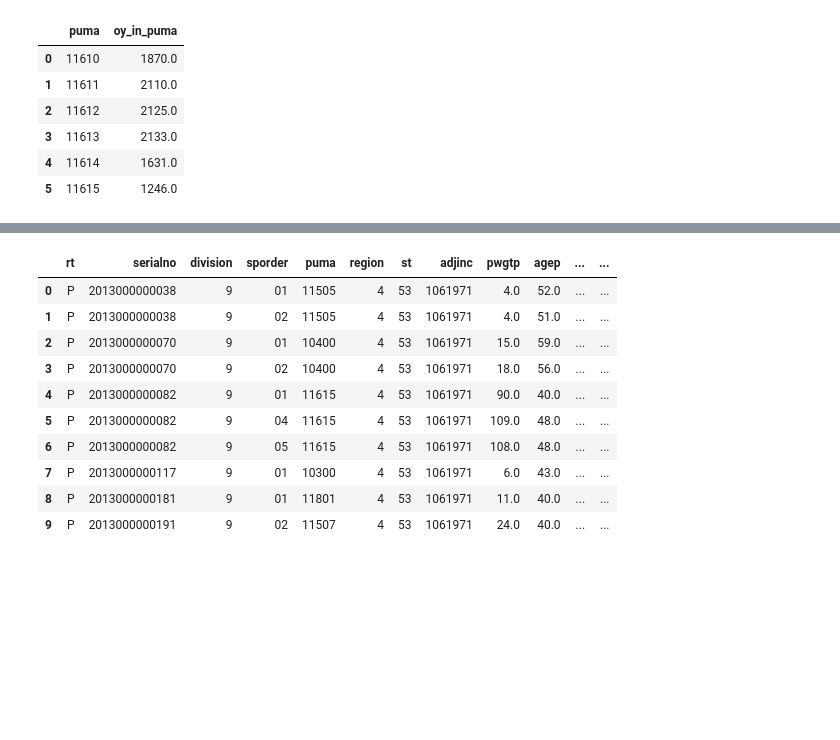
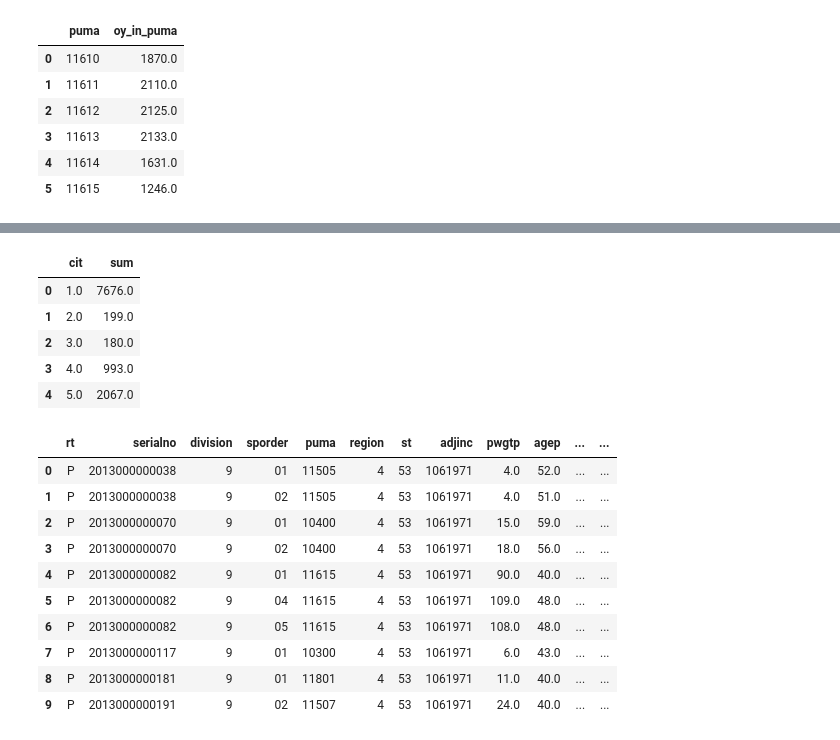
Before and after one commit to sam-thurman/dsc-mod-1-project-seattle-ds, a Jupyter notebook: notebooks/exploratory/02_Mihir_Exploratory.ipynb, the cells around one changed output, grey strips where cells are left out. Saved outputs shown, nothing was run; the diff lists cells and outputs as text; code cells hidden in the pictures; blank space fills up the shorter version.

```diff
--- a/notebooks/exploratory/02_Mihir_Exploratory.ipynb
+++ b/notebooks/exploratory/02_Mihir_Exploratory.ipynb
@@ -41,3 +284,22 @@ oy_df_per_puma
+# %%
+oy_df_cit = pd.read_sql("""
+            SELECT CIT, SUM(PWGTP)
+            FROM pums_2017
+            WHERE esr!='1' AND esr!='4'
+            AND sch='1'
+            AND agep BETWEEN 16 AND 24
+            AND puma IN ('11610','11611', '11612', '11613', '11614', '11615')
+            GROUP BY CIT
+            ;
+            """, conn)
+oy_df_cit
+# %% [output]
+|  | cit | sum |
+| 0 | 1.0 | 7676.0 |
+| 1 | 2.0 | 199.0 |
+| 2 | 3.0 | 180.0 |
+| 3 | 4.0 | 993.0 |
+| 4 | 5.0 | 2067.0 |
 # %%
 not_oy_df = pd.read_sql("""
             SELECT *
```
Also changed, not shown: parts of 25 cells of this notebook, 2 other files.
